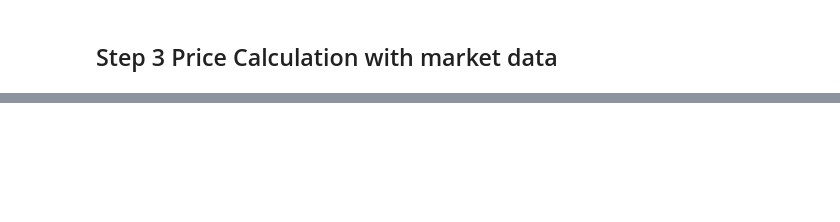
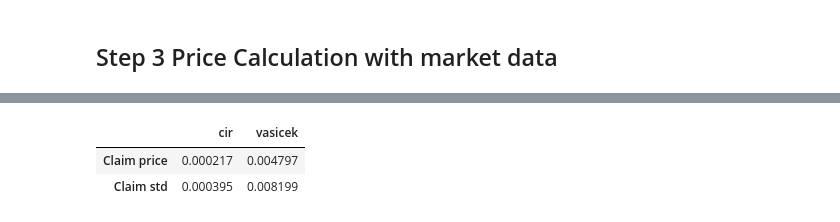
Before and after one commit to rl3279/2023_ieor4735, a Jupyter notebook: FinalProjectStructure.ipynb, the cells around one changed output, grey strips where cells are left out. Cells and saved outputs as stored; diff of their text form; code cells hidden in the pictures; blank space fills up the shorter version.

```diff
--- a/FinalProjectStructure.ipynb
+++ b/FinalProjectStructure.ipynb
@@ -287,0 +751,13 @@ def calculate_contract_price(N, start_date, end_date, T, Delta, k, Stock_Data, k
+# %%
+## create a table for result display
+model_comp = pd.DataFrame(columns=["cir", "vasicek"],
+                          index=["Claim price", "Claim std"])
+model_comp["cir"]["Claim price"] = claim_cir.mean()
+model_comp["cir"]["Claim std"] = claim_cir.std()
+model_comp["vasicek"]["Claim price"] = claim_vas.mean()
+model_comp["vasicek"]["Claim std"] = claim_vas.std()
+model_comp
+# %% [output]
+|  | cir | vasicek |
+| Claim price | 0.000217 | 0.004797 |
+| Claim std | 0.000395 | 0.008199 |
```
Also changed, not shown: parts of 21 cells of this notebook.
